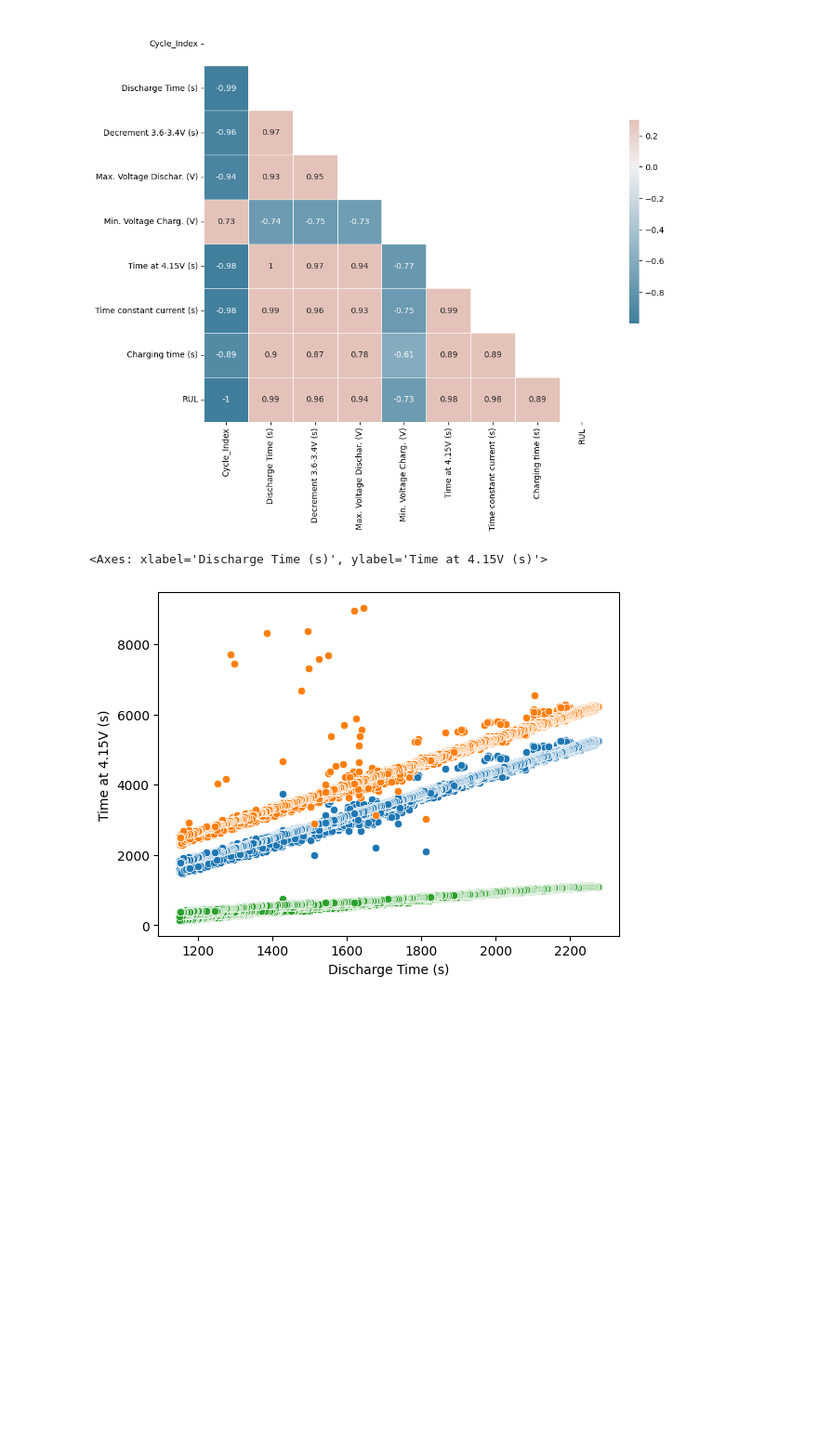
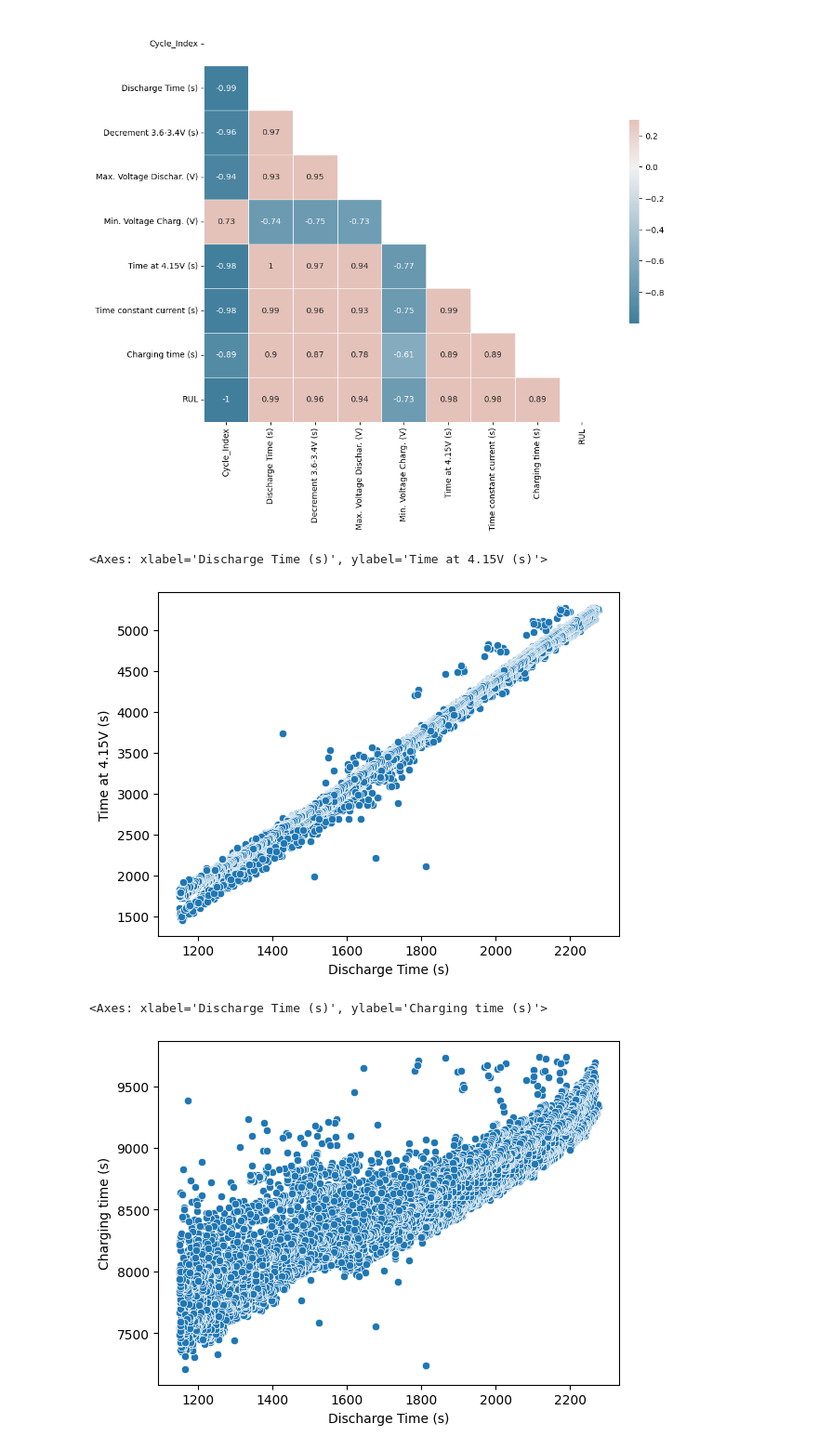
Before and after one commit to corioIA/Projet_IA, a Jupyter notebook: IA_bat.ipynb, the cells around one changed output. Shown at 93% size. Saved outputs shown, nothing was run; the diff lists cells and outputs as text; code cells hidden in the pictures; blank space fills up the shorter version.

```diff
--- a/IA_bat.ipynb
+++ b/IA_bat.ipynb
@@ -200,10 +200,6 @@ sns.heatmap(corr, mask=mask, cmap=cmap, vmax=.3, center=0, annot=True,
 #Courbe bivariable
 
 sns.scatterplot(data=df,x='Discharge Time (s)',y='Time at 4.15V (s)')
-sns.scatterplot(data=df,x='Discharge Time (s)',y='Time constant current (s)')
-sns.scatterplot(data=df,x='Discharge Time (s)',y='RUL')
-
-# En faire d'autre peut etre ??
 # %% [output]
 <Axes: xlabel='Discharge Time (s)', ylabel='Time at 4.15V (s)'>
-[figure, old version]
+[figure, new version]
@@ -211,0 +206,5 @@ sns.scatterplot(data=df,x='Discharge Time (s)',y='RUL')
+# %%
+sns.scatterplot(data=df,x='Discharge Time (s)',y='Charging time (s)')
+# %% [output]
+<Axes: xlabel='Discharge Time (s)', ylabel='Charging time (s)'>
+[figure, added]
```
Also changed, not shown: parts of 13 cells of this notebook.
